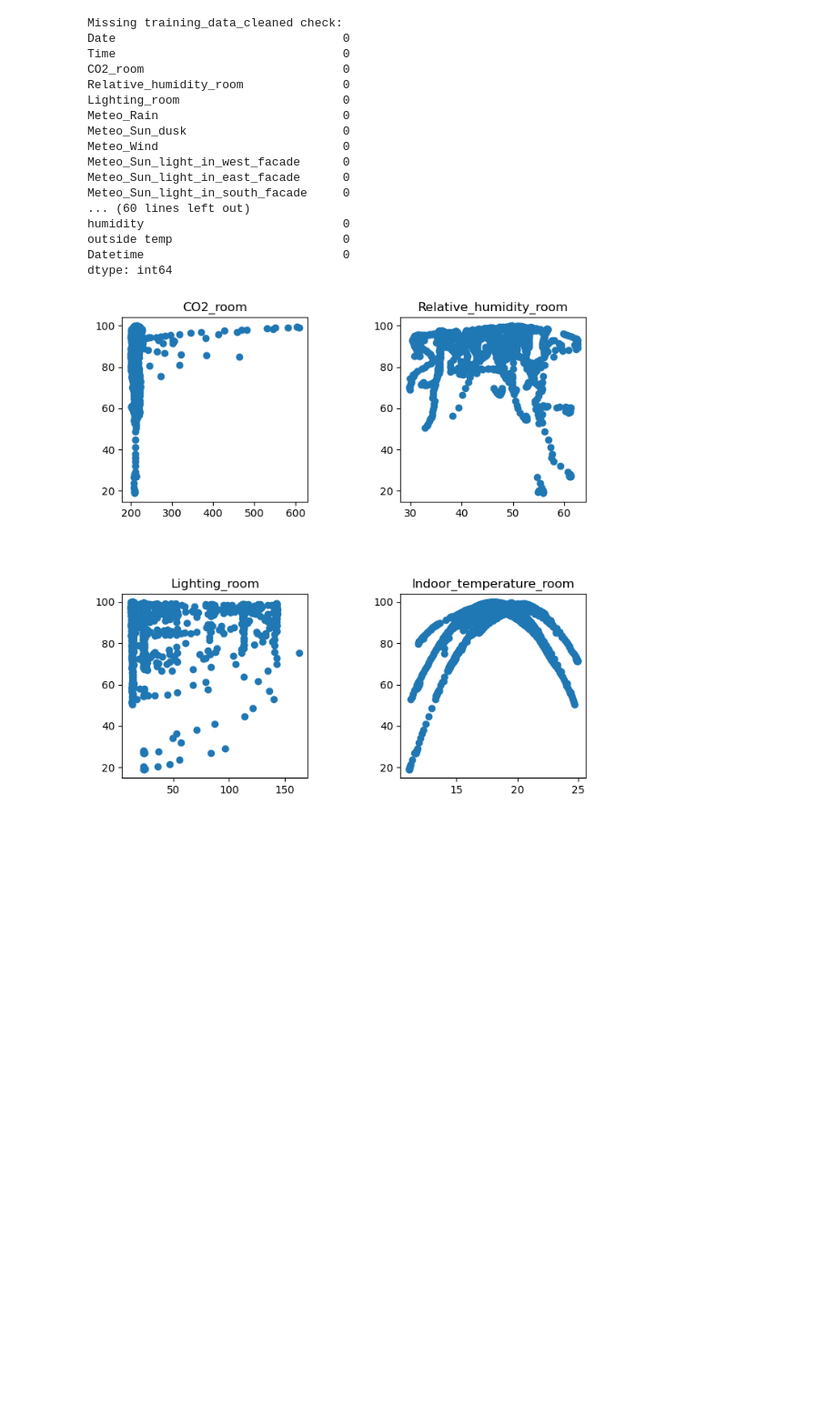
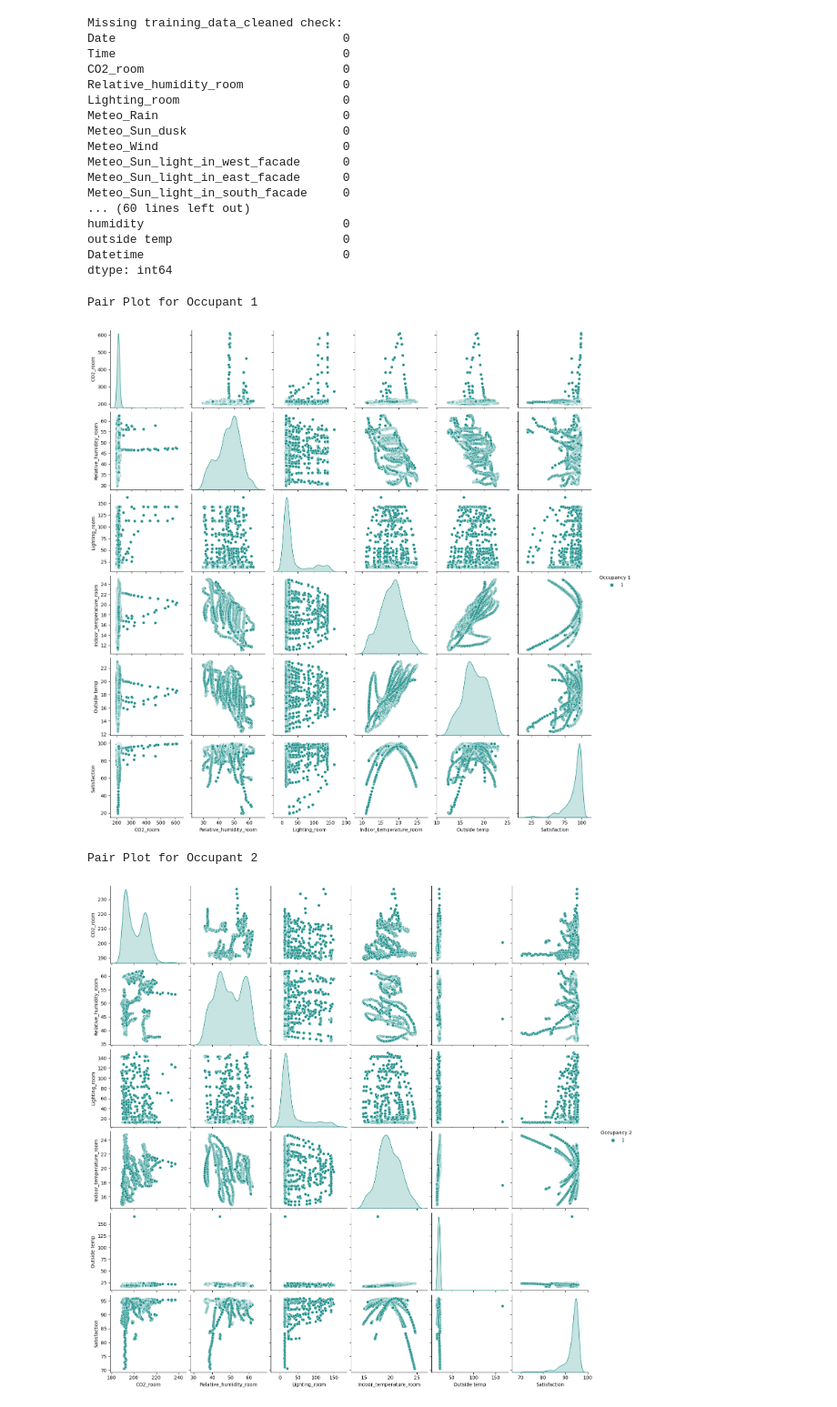
Before and after one commit to phmarcel0x/AI-ML-IAS-UofH-2024, a Jupyter notebook: 6COM2007_IAS/IAS_coursework/ias_cw2_EDA.ipynb, the cells around one changed output. Shown at 91% size. Drawn from its saved outputs; the diff is of its cells as text; code cells hidden in the pictures; blank space fills up the shorter version.

Commit message:
Datasets cleaned and saved. Analysis and visualisation of the datasets done. Ready for simulation and modelling setup.

```diff
--- a/6COM2007_IAS/IAS_coursework/ias_cw2_EDA.ipynb
+++ b/6COM2007_IAS/IAS_coursework/ias_cw2_EDA.ipynb
@@ -114,40 +115,31 @@ cleaned_new_day_data_path = '../IAS_DATA/New_day_cleaned.csv'
 training_data_sorted.to_csv(cleaned_training_data_path, index=False)
 windows_open_data_sorted.to_csv(cleaned_windows_open_data_path, index=False)
 new_day_data_sorted.to_csv(cleaned_new_day_data_path, index=False)
-# %%
-# Plot CO2_room, Relative_humidity_room, Lighting_room, Indoor_temperature_room against 'Satisfaction' if Occupancy 1 = 1 and Occupancy 2 = 0 and Occupancy 3 = 0
-if 'Occupancy 1' in training_data_sorted.columns and 'Occupancy 2' in training_data_sorted.columns and 'Occupancy 3' in training_data_sorted.columns:
-    training_data_sorted = training_data_sorted[(training_data_sorted['Occupancy 1'] == 1) & (training_data_sorted['Occupancy 2'] == 0) & (training_data_sorted['Occupancy 3'] == 0)]
-    fig1, axs1 = plt.subplots(2, 2, figsize=(8, 8))
-    fig1.subplots_adjust(hspace=0.5, wspace=0.5)
-    axs1[0, 0].scatter(training_data_sorted['CO2_room'], training_data_sorted['Satisfaction'])
-    axs1[0, 0].set_title('CO2_room')
-    axs1[0, 1].scatter(training_data_sorted['Relative_humidity_room'], training_data_sorted['Satisfaction'])
-    axs1[0, 1].set_title('Relative_humidity_room')
-    axs1[1, 0].scatter(training_data_sorted['Lighting_room'], training_data_sorted['Satisfaction'])
-    axs1[1, 0].set_title('Lighting_room')
-    axs1[1, 1].scatter(training_data_sorted['Indoor_temperature_room'], training_data_sorted['Satisfaction'])
-    axs1[1, 1].set_title('Indoor_temperature_room')
-    plt.show()
-
-
-
-
-
-
-
-
-
-
-# fig, axs = plt.subplots(2, 2, figsize=(8, 8))
-# #fig.subplots_adjust(hspace=0.5, wspace=0.5)
-# axs[0, 0].scatter(training_data_sorted['CO2_room'], training_data_sorted['Satisfaction'])
-# axs[0, 0].set_title('CO2_room')
-# axs[0, 1].scatter(training_data_sorted['Relative_humidity_room'], training_data_sorted['Satisfaction'])
-# axs[0, 1].set_title('Relative_humidity_room')
-# axs[1, 0].scatter(training_data_sorted['Lighting_room'], training_data_sorted['Satisfaction'])
-# axs[1, 0].set_title('Lighting_room')
-# axs[1, 1].scatter(training_data_sorted['Indoor_temperature_room'], training_data_sorted['Satisfaction'])
-# axs[1, 1].set_title('Indoor_temperature_room')
-# %% [output]
-[figure, removed]
+# %%
+# Plot things
+
+# Define factors and satisfaction for pair plot analysis
+factors = ['CO2_room', 'Relative_humidity_room', 'Lighting_room', 'Indoor_temperature_room', 'Outside temp', 'Satisfaction']
+
+# Create separate datasets for each occupancy scenario
+occupant1_data = training_data_sorted[training_data_sorted['Occupancy 1'] == 1]
+occupant2_data = training_data_sorted[training_data_sorted['Occupancy 2'] == 1]
+occupant3_data = training_data_sorted[training_data_sorted['Occupancy 3'] == 1]
+
+# Create pair plots per occupant
+print("Pair Plot for Occupant 1")
+sns.pairplot(occupant1_data, vars=factors, hue='Occupancy 1', palette='viridis')
+plt.show()
+
+print("Pair Plot for Occupant 2")
+sns.pairplot(occupant2_data, vars=factors, hue='Occupancy 2', palette='viridis')
+plt.show()
+
+print("Pair Plot for Occupant 3")
+sns.pairplot(occupant3_data, vars=factors, hue='Occupancy 3', palette='viridis')
+plt.show()
+# %% [output]
+Pair Plot for Occupant 1
+[figure, added]
+Pair Plot for Occupant 2
+[figure, added]
```
Also changed, not shown: parts of 2 cells of this notebook, 4 other files.
